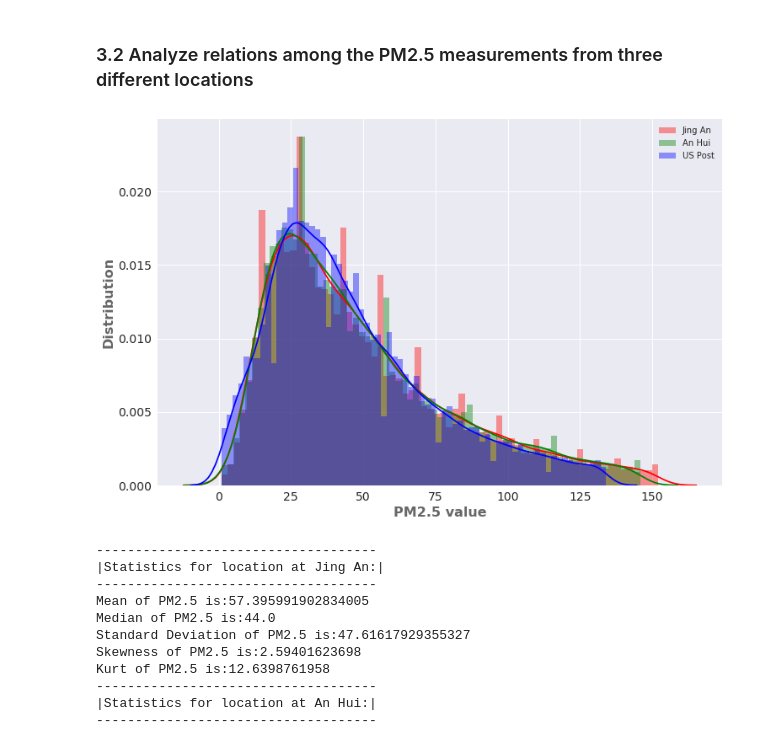
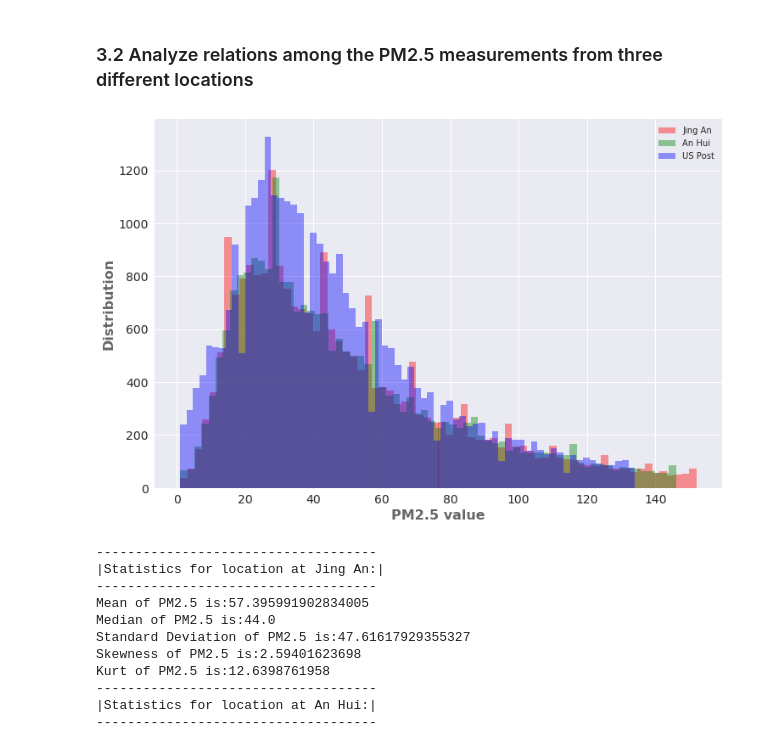
Before and after one commit to jigucci/Springboard_Capstone, a Jupyter notebook: Capstone_Project_Proposal/PM_analysis.ipynb, the cells around one changed output. Saved outputs shown, nothing was run; the diff lists cells and outputs as text; code cells hidden in the pictures.

```diff
--- a/Capstone_Project_Proposal/PM_analysis.ipynb
+++ b/Capstone_Project_Proposal/PM_analysis.ipynb
@@ -248,20 +248,21 @@ def is_outlier(points, thresh=3.5):
 
     modified_z_score = 0.6745 * diff / med_abs_deviation
 
-    return modified_z_score > thresh
+    return (modified_z_score > thresh)
 # %%
 fig, ax = plt.subplots(figsize=(12,8))
 PM25_dict = {'PM_Jingan':['Jing An', 'r'],'PM_Xuhui':['An Hui','g'],'PM_US Post':['US Post','b']}
 for k, v in PM25_dict.items():
-    sns.distplot(pm[k].dropna()[~is_outlier(pm[k].dropna())], color = v[1], label = v[0],bins=70, ax=ax, kde=True)
+    #sns.distplot(pm[k].dropna(), color = v[1], label = v[0],bins=70, ax=ax, kde=False)
+    sns.distplot(pm[k].dropna()[~is_outlier(pm[k].dropna())], color = v[1], label = v[0],bins=70, ax=ax, kde=False)
 #sns.distplot(pm['PM_Xuhui'].dropna()[~is_outlier(pm['PM_Xuhui'].dropna())], color = 'g', label = 'Xu hui', bins=70, ax=ax, kde=True)
 #sns.distplot(pm['PM_US Post'].dropna()[~is_outlier(pm['PM_US Post'].dropna())], color = 'b',label = 'US Post',bins=70, ax=ax, kde=True)
 plt.legend(loc='upper right')
 plt.xlabel('PM2.5 value')
 plt.ylabel('Distribution')
 plt.show()
 # %% [output]
-[figure, old version]
+[figure, new version]
 # %%
 for k, v in PM25_dict.items():
     print ('------------------------------------')
```
Also changed, not shown: parts of 84 cells of this notebook.
